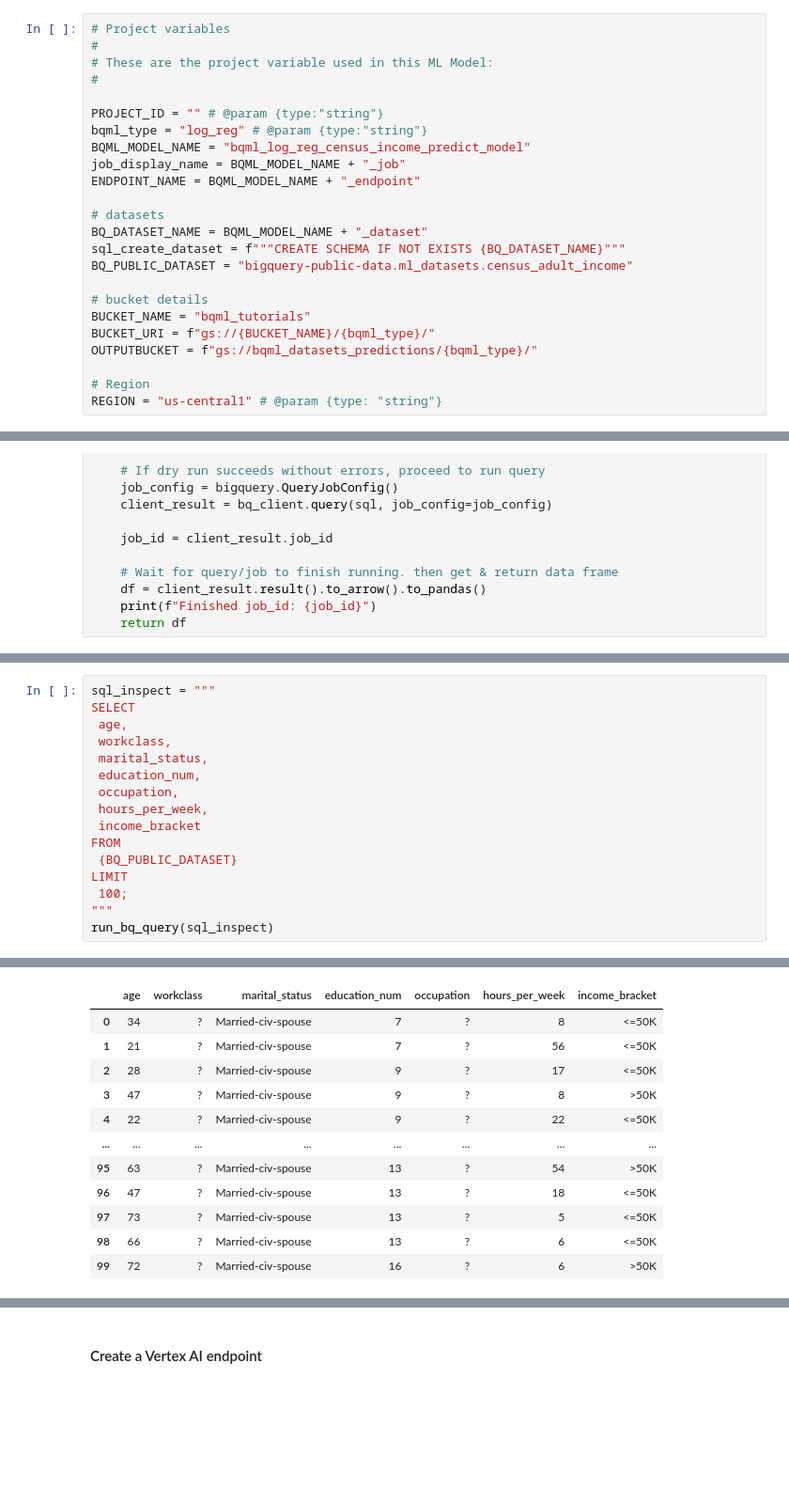
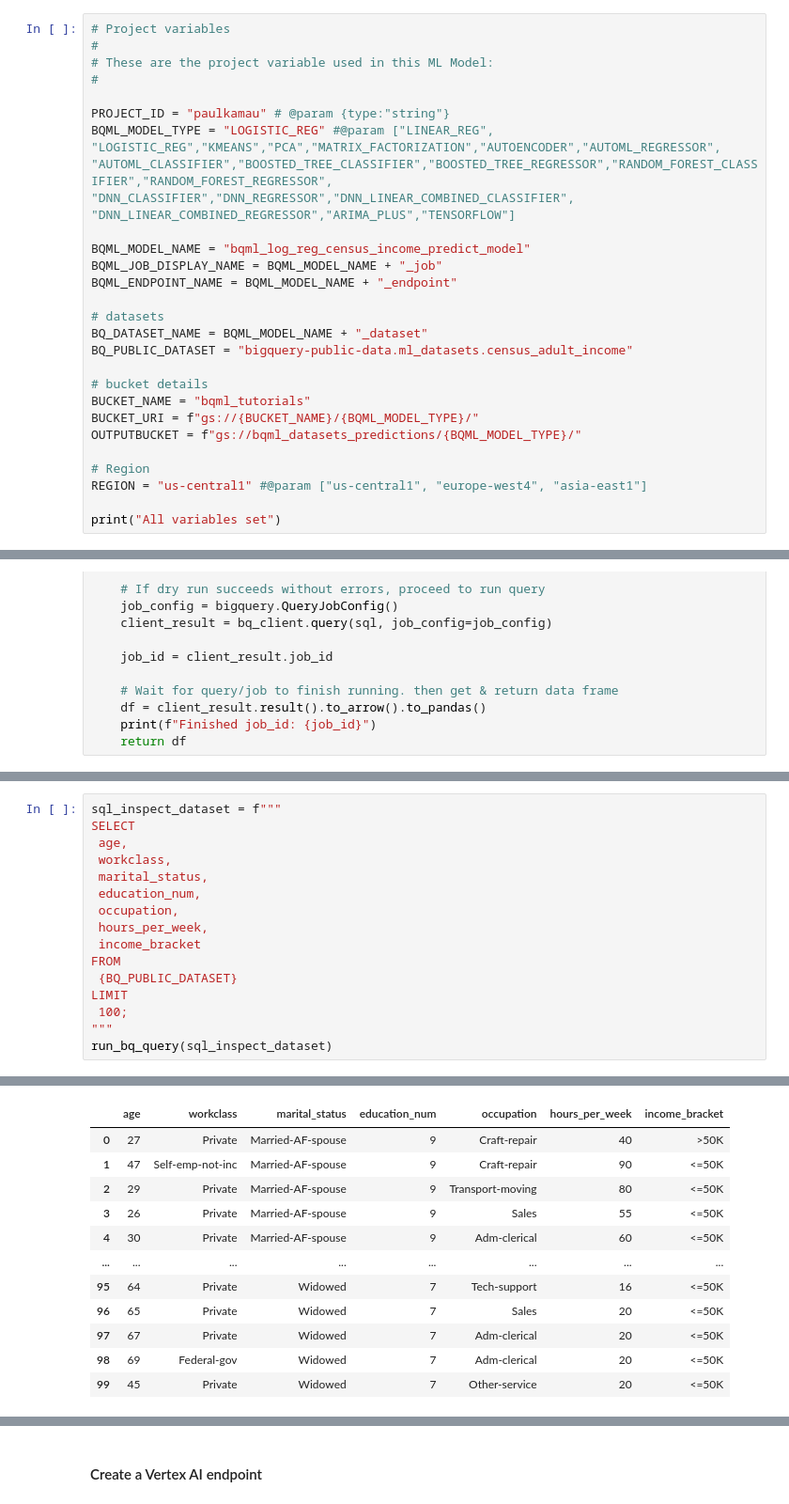
Before and after one commit to paulycloud/ml_portfolio, a Jupyter notebook: 02_BigQuery_ML/02_census_logistic_reg/index.ipynb, the cells around one changed output, grey strips where cells are left out. Shown at 94% size. Saved outputs shown, nothing was run; the diff lists cells and outputs as text; blank space fills up the shorter version.

```diff
--- a/02_BigQuery_ML/02_census_logistic_reg/index.ipynb
+++ b/02_BigQuery_ML/02_census_logistic_reg/index.ipynb
@@ -85,21 +110,23 @@ if not os.getenv("IS_TESTING"):
 # These are the project variable used in this ML Model:
 #
 
-PROJECT_ID = "" # @param {type:"string"}
-bqml_type = "log_reg" # @param {type:"string"}
+PROJECT_ID = "paulkamau" # @param {type:"string"}
+BQML_MODEL_TYPE = "LOGISTIC_REG" #@param ["LINEAR_REG", "LOGISTIC_REG","KMEANS","PCA","MATRIX_FACTORIZATION","AUTOENCODER","AUTOML_REGRESSOR", "AUTOML_CLASSIFIER","BOOSTED_TREE_CLASSIFIER","BOOSTED_TREE_REGRESSOR","RANDOM_FOREST_CLASSIFIER","RANDOM_FOREST_REGRESSOR", "DNN_CLASSIFIER","DNN_REGRESSOR","DNN_LINEAR_COMBINED_CLASSIFIER", "DNN_LINEAR_COMBINED_REGRESSOR","ARIMA_PLUS","TENSORFLOW"]
+
 BQML_MODEL_NAME = "bqml_log_reg_census_income_predict_model"
-job_display_name = BQML_MODEL_NAME + "_job"
-ENDPOINT_NAME = BQML_MODEL_NAME + "_endpoint"
+BQML_JOB_DISPLAY_NAME = BQML_MODEL_NAME + "_job"
+BQML_ENDPOINT_NAME = BQML_MODEL_NAME + "_endpoint"
 
 # datasets
 BQ_DATASET_NAME = BQML_MODEL_NAME + "_dataset"
-sql_create_dataset = f"""CREATE SCHEMA IF NOT EXISTS {BQ_DATASET_NAME}"""
 BQ_PUBLIC_DATASET = "bigquery-public-data.ml_datasets.census_adult_income"
 
 # bucket details
 BUCKET_NAME = "bqml_tutorials"
-BUCKET_URI = f"gs://{BUCKET_NAME}/{bqml_type}/"
-OUTPUTBUCKET = f"gs://bqml_datasets_predictions/{bqml_type}/"
+BUCKET_URI = f"gs://{BUCKET_NAME}/{BQML_MODEL_TYPE}/"
+OUTPUTBUCKET = f"gs://bqml_datasets_predictions/{BQML_MODEL_TYPE}/"
 
 # Region
-REGION = "us-central1" # @param {type: "string"}
+REGION = "us-central1" #@param ["us-central1", "europe-west4", "asia-east1"]
+
+print("All variables set")
@@ -227,5 +303,5 @@ The data view results show that the **``income_bracket``** column in the census_
 # %%
-sql_inspect = """
+sql_inspect_dataset = f"""
 SELECT
  age,
  workclass,
@@ -239,5 +315,5 @@ FROM
 LIMIT
  100;
 """
-run_bq_query(sql_inspect)
+run_bq_query(sql_inspect_dataset)
 # %% [output]
@@ -245,13 +321,13 @@ Finished job_id: b69ba246-a320-40da-be26-05a42a1cb877
 |  | age | workclass | marital_status | education_num | occupation | hours_per_week | income_bracket |
-| 0 | 34 | ? | Married-civ-spouse | 7 | ? | 8 | <=50K |
-| 1 | 21 | ? | Married-civ-spouse | 7 | ? | 56 | <=50K |
-| 2 | 28 | ? | Married-civ-spouse | 9 | ? | 17 | <=50K |
-| 3 | 47 | ? | Married-civ-spouse | 9 | ? | 8 | >50K |
-| 4 | 22 | ? | Married-civ-spouse | 9 | ? | 22 | <=50K |
+| 0 | 27 | Private | Married-AF-spouse | 9 | Craft-repair | 40 | >50K |
+| 1 | 47 | Self-emp-not-inc | Married-AF-spouse | 9 | Craft-repair | 90 | <=50K |
+| 2 | 29 | Private | Married-AF-spouse | 9 | Transport-moving | 80 | <=50K |
+| 3 | 26 | Private | Married-AF-spouse | 9 | Sales | 55 | <=50K |
+| 4 | 30 | Private | Married-AF-spouse | 9 | Adm-clerical | 60 | <=50K |
 | ... | ... | ... | ... | ... | ... | ... | ... |
-| 95 | 63 | ? | Married-civ-spouse | 13 | ? | 54 | >50K |
-| 96 | 47 | ? | Married-civ-spouse | 13 | ? | 18 | <=50K |
-| 97 | 73 | ? | Married-civ-spouse | 13 | ? | 5 | <=50K |
-| 98 | 66 | ? | Married-civ-spouse | 13 | ? | 6 | <=50K |
-| 99 | 72 | ? | Married-civ-spouse | 16 | ? | 6 | >50K |
+| 95 | 64 | Private | Widowed | 7 | Tech-support | 16 | <=50K |
+| 96 | 65 | Private | Widowed | 7 | Sales | 20 | <=50K |
+| 97 | 67 | Private | Widowed | 7 | Adm-clerical | 20 | <=50K |
+| 98 | 69 | Federal-gov | Widowed | 7 | Adm-clerical | 20 | <=50K |
+| 99 | 45 | Private | Widowed | 7 | Other-service | 20 | <=50K |
 100 rows × 7 columns
```
Also changed, not shown: parts of 64 cells of this notebook.
